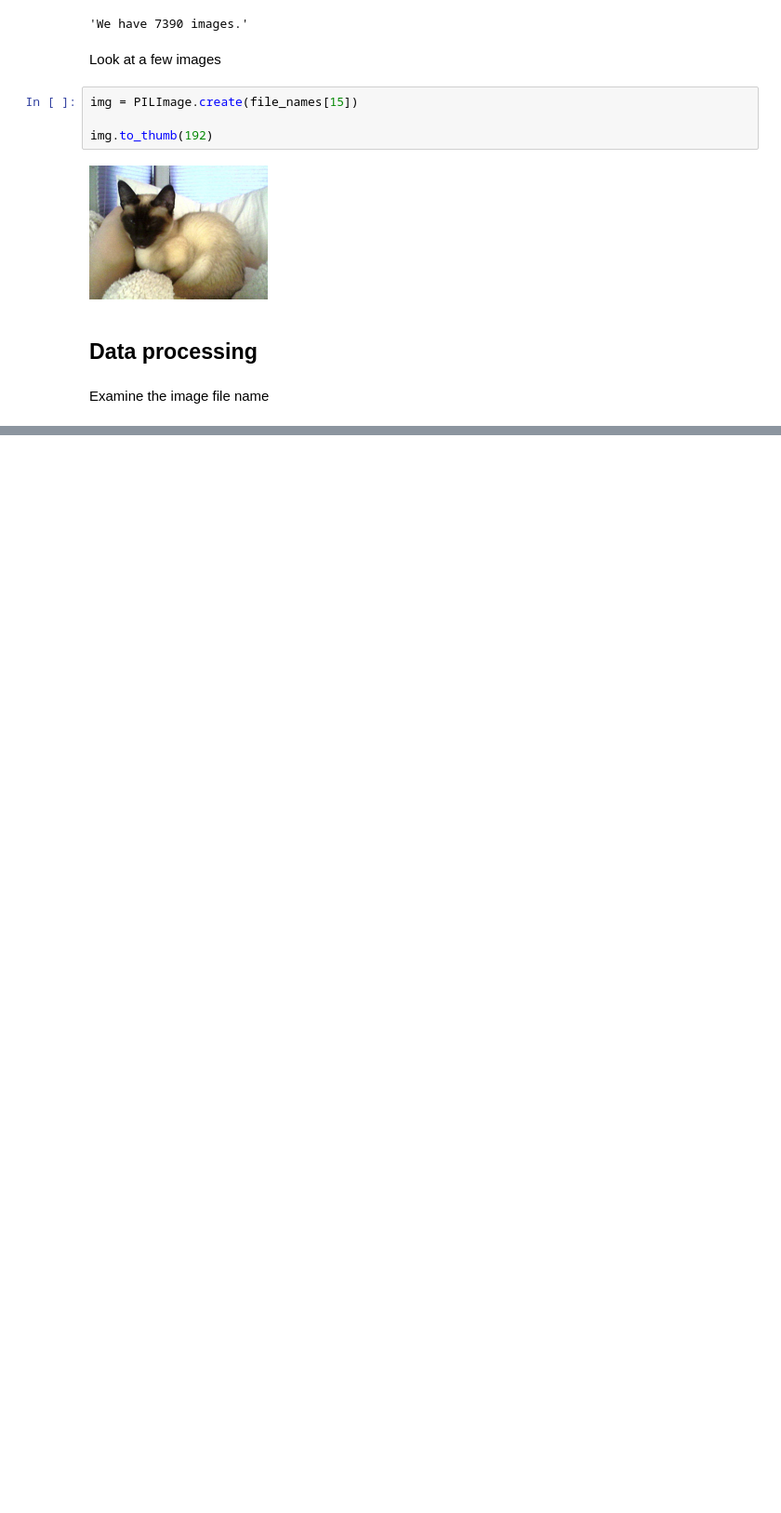
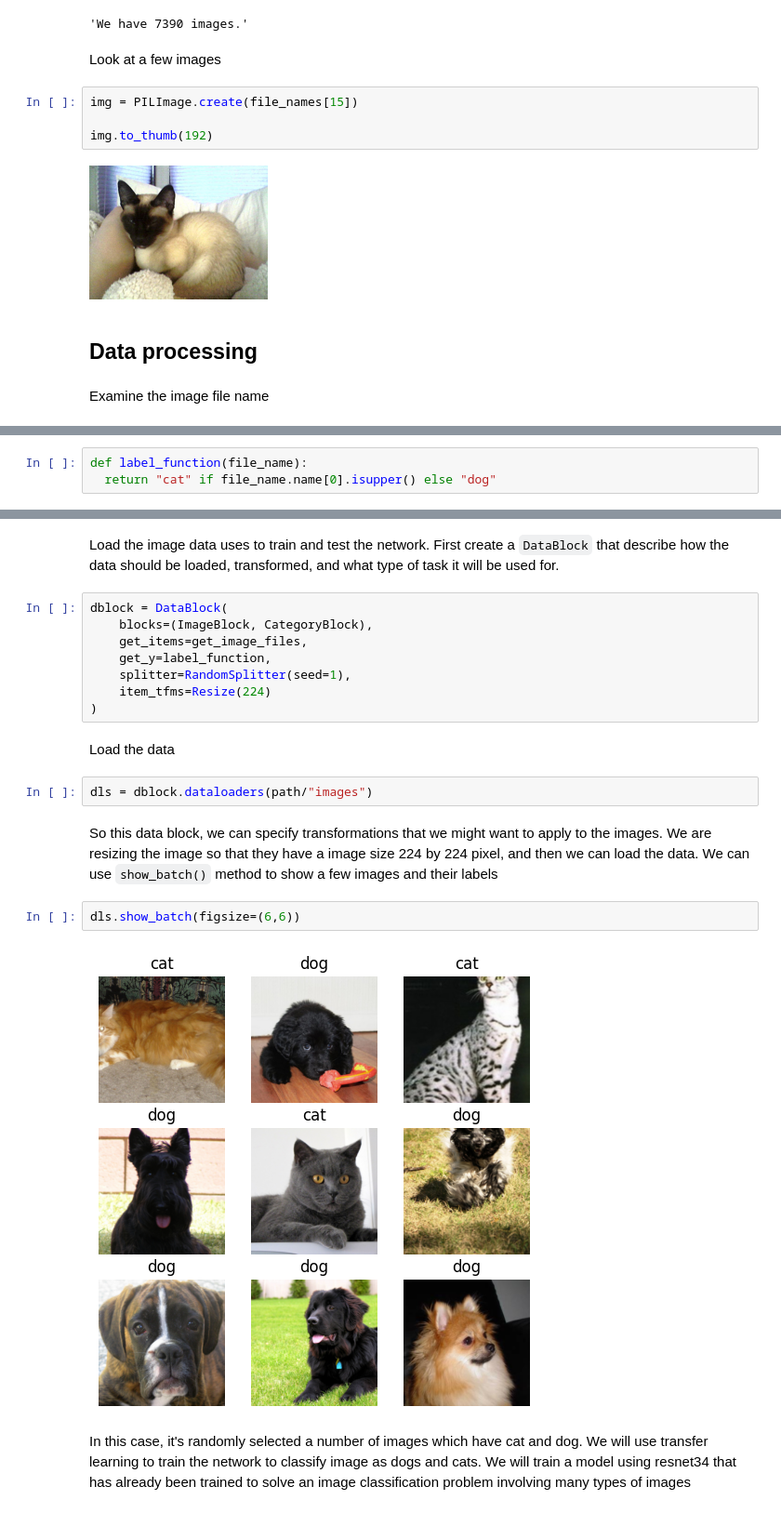
Before and after one commit to TheCong07/data-5100-foundations-of-data-science, a Jupyter notebook: classification/image_classification.ipynb, the cells around one changed output, grey strips where cells are left out. Shown at 93% size. Cells and saved outputs as stored; diff of their text form; blank space fills up the shorter version.

Commit message:
build a model

```diff
--- a/classification/image_classification.ipynb
+++ b/classification/image_classification.ipynb
@@ -42,0 +43,3 @@ file_name[:5]
+# %%
+def label_function(file_name):
+  return "cat" if file_name.name[0].isupper() else "dog"
@@ -42,0 +48,22 @@ file_name[:5]
+# %% [markdown]
+Load the image data uses to train and test the network. First create a `DataBlock` that describe how the data should be loaded, transformed, and what type of task it will be used for.
+# %%
+dblock = DataBlock(
+    blocks=(ImageBlock, CategoryBlock),
+    get_items=get_image_files,
+    get_y=label_function,
+    splitter=RandomSplitter(seed=1),
+    item_tfms=Resize(224)
+)
+# %% [markdown]
+Load the data
+# %%
+dls = dblock.dataloaders(path/"images")
+# %% [markdown]
+So this data block, we can specify transformations that we might want to apply to the images. We are resizing the image so that they have a image size 224 by 224 pixel, and then we can load the data. We can use `show_batch()` method to show a few images and their labels
+# %%
+dls.show_batch(figsize=(6,6))
+# %% [output]
+[figure, added]
+# %% [markdown]
+In this case, it's randomly selected a number of images which have cat and dog. We will use transfer learning to train the network to classify image as dogs and cats. We will train a model using resnet34 that has already been trained to solve an image classification problem involving many types of images
```
Also changed, not shown: parts of 24 cells of this notebook.
